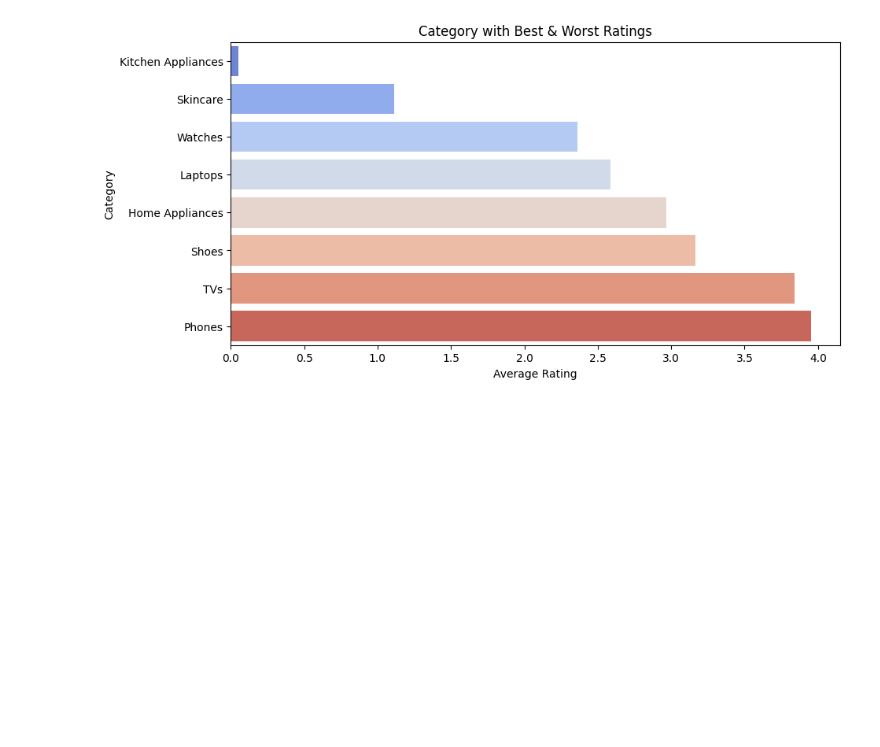
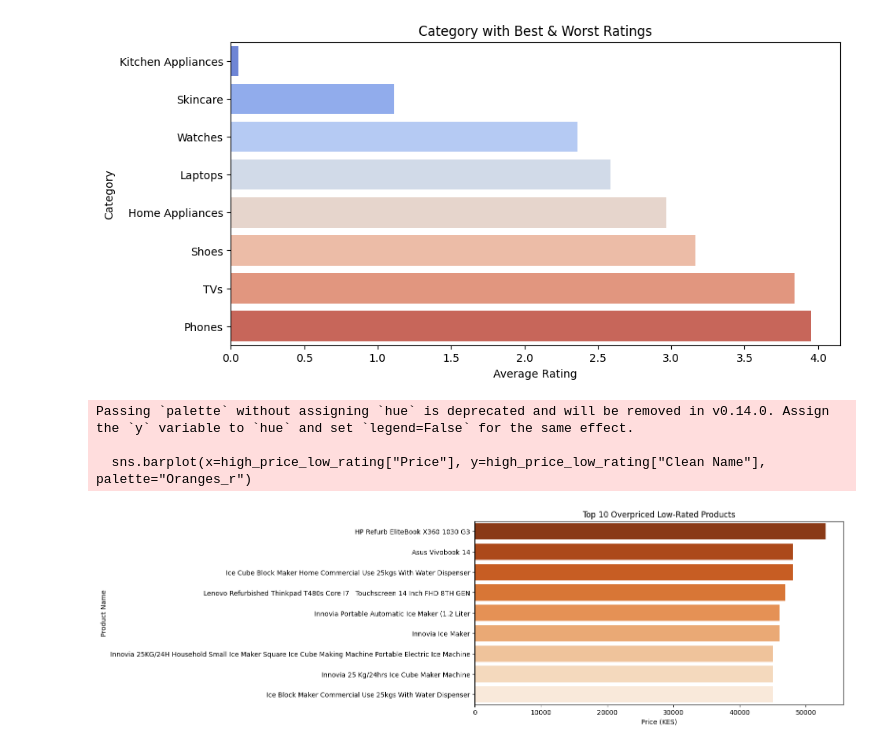
Before and after one commit to MwauraKai/pydata, a Jupyter notebook: capstone_project/jumia_scaper.ipynb, the cells around one changed output. Saved outputs shown, nothing was run; the diff lists cells and outputs as text; code cells hidden in the pictures; blank space fills up the shorter version.

```diff
--- a/capstone_project/jumia_scaper.ipynb
+++ b/capstone_project/jumia_scaper.ipynb
@@ -556,3 +556,17 @@ Passing `palette` without assigning `hue` is deprecated and will be removed in v
 
   sns.barplot(x=category_ratings.values, y=category_ratings.index, palette="coolwarm")
 [figure]
+# %%
+# Products with High Price but Low Rating
+high_price_low_rating = df[(df["Price"] > df["Price"].median()) & (df["Rating"] < 3)].sort_values(by="Price", ascending=False).head(10)
+plt.figure(figsize=(10, 5))
+sns.barplot(x=high_price_low_rating["Price"], y=high_price_low_rating["Clean Name"], palette="Oranges_r")
+plt.xlabel("Price (KES)")
+plt.ylabel("Product Name")
+plt.title("Top 10 Overpriced Low-Rated Products")
+plt.show()
+# %% [output]
+Passing `palette` without assigning `hue` is deprecated and will be removed in v0.14.0. Assign the `y` variable to `hue` and set `legend=False` for the same effect.
+
+  sns.barplot(x=high_price_low_rating["Price"], y=high_price_low_rating["Clean Name"], palette="Oranges_r")
+[figure, added]
```
Also changed, not shown: parts of 2 cells of this notebook.
